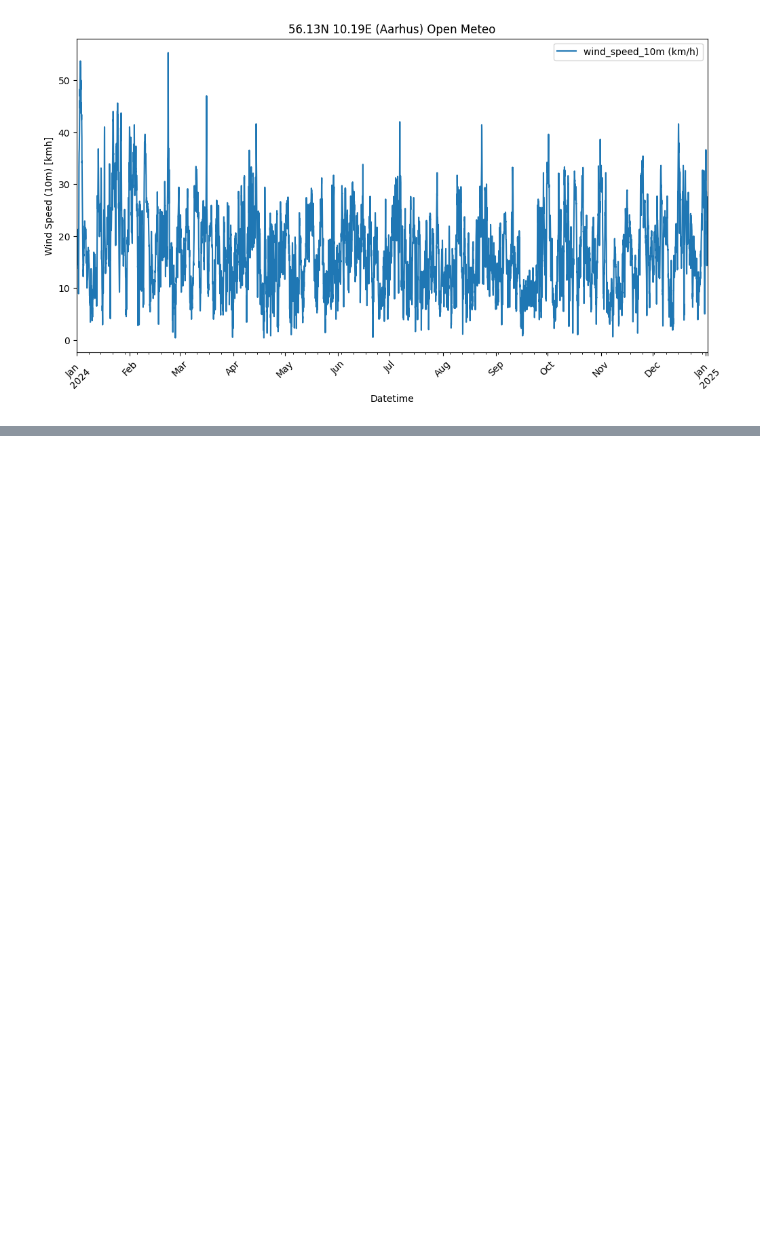
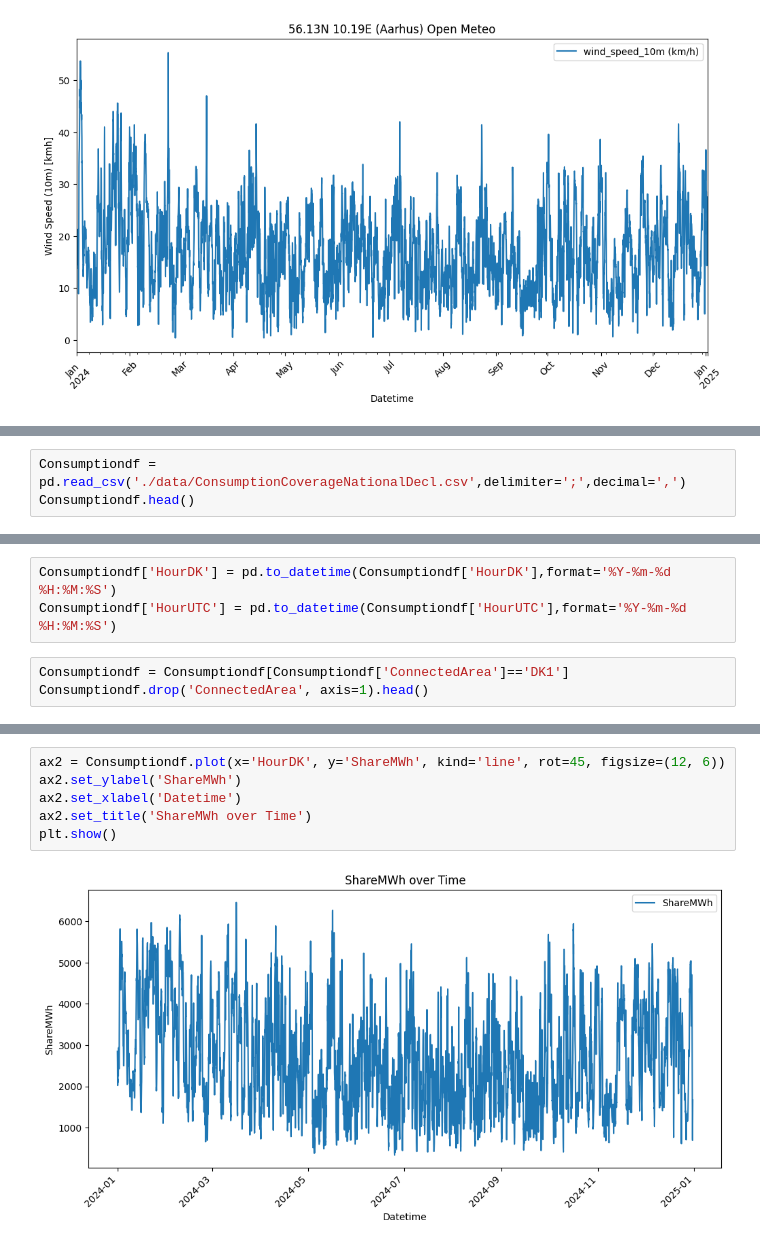
Before and after one commit to JonasSinjan/officeWindowPowerForecast, a Jupyter notebook: load.ipynb, the cells around one changed output, grey strips where cells are left out. Cells and saved outputs as stored; diff of their text form; blank space fills up the shorter version.

Commit message:
added dk1 consumption file and load funcs

```diff
--- a/load.ipynb
+++ b/load.ipynb
@@ -164,0 +167,3 @@ Text(0.5, 1.0, '56.13N 10.19E (Aarhus) Open Meteo')
+# %%
+Consumptiondf = pd.read_csv('./data/ConsumptionCoverageNationalDecl.csv',delimiter=';',decimal=',')
+Consumptiondf.head()
@@ -164,0 +177,6 @@ Text(0.5, 1.0, '56.13N 10.19E (Aarhus) Open Meteo')
+# %%
+Consumptiondf['HourDK'] = pd.to_datetime(Consumptiondf['HourDK'],format='%Y-%m-%d %H:%M:%S')
+Consumptiondf['HourUTC'] = pd.to_datetime(Consumptiondf['HourUTC'],format='%Y-%m-%d %H:%M:%S')
+# %%
+Consumptiondf = Consumptiondf[Consumptiondf['ConnectedArea']=='DK1']
+Consumptiondf.drop('ConnectedArea', axis=1).head()
@@ -164,0 +190,8 @@ Text(0.5, 1.0, '56.13N 10.19E (Aarhus) Open Meteo')
+# %%
+ax2 = Consumptiondf.plot(x='HourDK', y='ShareMWh', kind='line', rot=45, figsize=(12, 6))
+ax2.set_ylabel('ShareMWh')
+ax2.set_xlabel('Datetime')
+ax2.set_title('ShareMWh over Time')
+plt.show()
+# %% [output]
+[figure, added]
```
Also changed, not shown: parts of 7 cells of this notebook, 2 other files.
